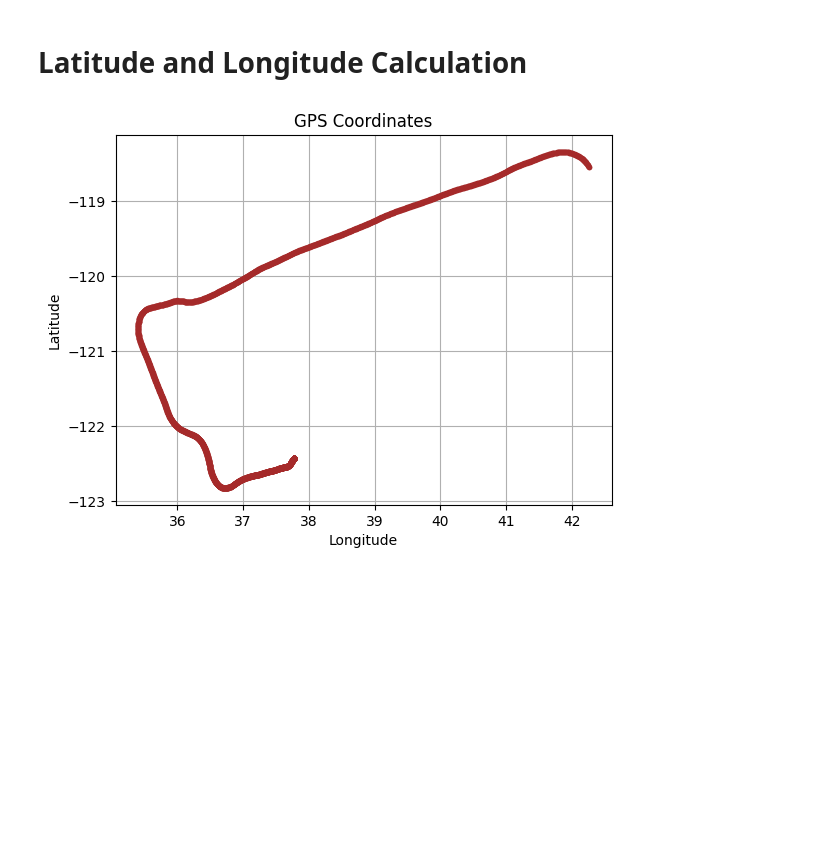
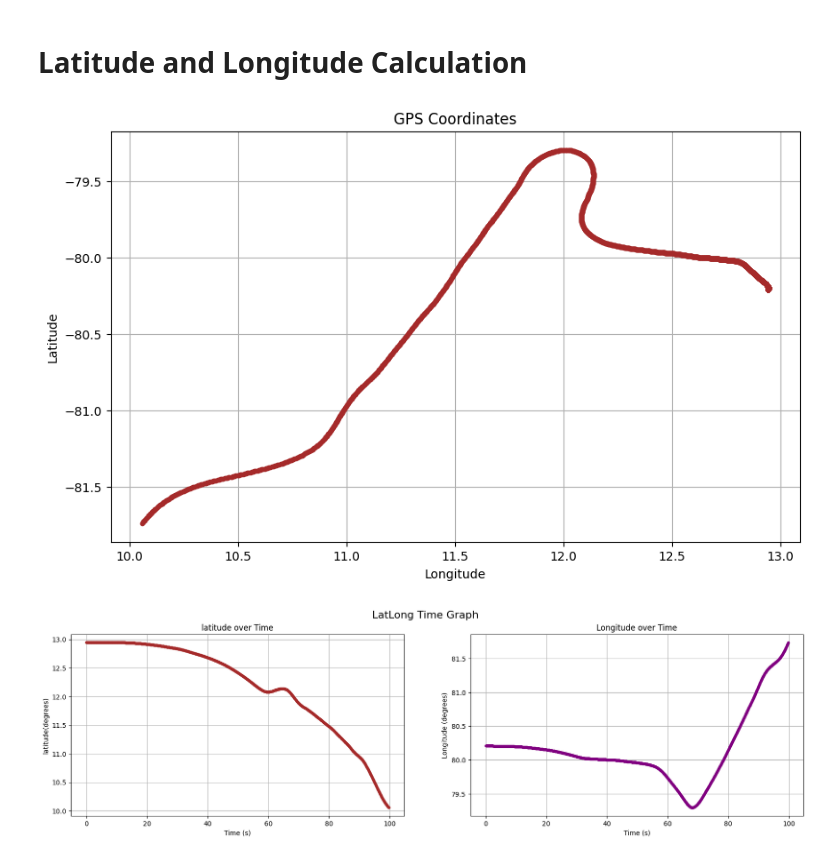
Before and after one commit to KarthickPandianPV/PATH-ESTIMATION, a Jupyter notebook: main.ipynb, the cells around one changed output. Cells and saved outputs as stored; diff of their text form; code cells hidden in the pictures; blank space fills up the shorter version.

Commit message:
imported round data

```diff
--- a/main.ipynb
+++ b/main.ipynb
@@ -9,7 +9,7 @@ import numpy as np
 import matplotlib.pyplot as plt
 import math
 
-df = pd.read_csv('data5.csv')
+df = pd.read_csv('round1.csv')
 # print(df.to_string())
 df = df.dropna()
 # print(df.to_string())
@@ -68,8 +68,8 @@ df['ax_ema'] = df['ax_bias'].copy()  # Make a copy of dc bias removed ax
 
 # Apply EMA filter
 for i in range(1, len(df)):
-    df.loc[i, 'ay_ema'] = df.loc[i - 1, 'ay_ema'] * 0.9 + df.loc[i, 'ay_bias'] * 0.1
-    df.loc[i, 'ax_ema'] = df.loc[i - 1, 'ax_ema'] * 0.9 + df.loc[i, 'ax_bias'] * 0.1
+    df.loc[i, 'ay_ema'] = df.loc[i - 1, 'ay_ema'] * 0.8 + df.loc[i, 'ay_bias'] * 0.2
+    df.loc[i, 'ax_ema'] = df.loc[i - 1, 'ax_ema'] * 0.8 + df.loc[i, 'ax_bias'] * 0.2
 
 fig, (ax1, ax2) = plt.subplots(1, 2, figsize=(20, 5), sharey=True)
 fig.suptitle('EMA Filtered Data', fontsize=16)
@@ -201,8 +201,8 @@ import pandas as pd
 import matplotlib.pyplot as plt
 
 # Assuming df, initial_lat, initial_lon are already defined
-initial_lat = 37.7749
-initial_lon = -122.4194
+initial_lat = 12.944
+initial_lon = 80.2086
 
 # Set initial coordinates
 df.loc[0, 'lat'] = initial_lat
@@ -215,32 +215,49 @@ def convert_distance_to_coordinates(lat1, lon1, distance, heading):
     lon1_rad = np.radians(lon1)
     heading_rad = np.radians(heading)
 
     # Convert distance to radians
     delta = distance / 6371000  # Earth's radius in meters
 
     # Calculate final latitude and longitude
     lat2_rad = np.arcsin(np.sin(lat1_rad) * np.cos(delta) + np.cos(lat1_rad) * np.sin(delta) * np.cos(heading_rad))
     lon2_rad = lon1_rad + np.arctan2(np.sin(heading_rad) * np.sin(delta) * np.cos(lat1_rad),
                                       np.cos(delta) - np.sin(lat1_rad) * np.sin(lat2_rad))
 
     # Convert radians back to degrees
     lat2 = np.degrees(lat2_rad)
     lon2 = np.degrees(lon2_rad)
 
     return lat2, lon2
 
 # Loop to calculate and update coordinates
 for i in range(1, len(df)):
     lat, lon = convert_distance_to_coordinates(df.loc[i - 1, 'lat'], df.loc[i - 1, 'lon'], df.loc[i, 'distance'], df.loc[i, 'yaw'])
     df.loc[i, 'lat'] = lat
     df.loc[i, 'lon'] = lon
 
 # Plotting the path
-plt.plot(df['lat'], df['lon'], marker='o', linestyle='-', color='brown', markersize=3)
+plt.figure(figsize=(10, 6))
+plt.plot(df['lat'] , df['lon']*-1, marker='o', linestyle='-', color='brown', markersize=3)
 plt.title('GPS Coordinates')
 plt.xlabel('Longitude')
 plt.ylabel('Latitude')
 plt.grid(True)
+# plt.xlim(df['time'].min(), df['time'].max() * 0.1)  # Scale up x-axis by 10%
 plt.show()
+
+fig, (ax1, ax2) = plt.subplots(1, 2, figsize=(20, 5))
+fig.suptitle('LatLong Time Graph', fontsize=16)
+ax1.plot(df['time'], df['lat'], marker='o', linestyle='-', color='brown', markersize=3)
+ax1.set_title('latitude over Time')
+ax1.set_xlabel('Time (s)')
+ax1.set_ylabel('latitude(degrees)')
+ax1.grid(True)
+
+ax2.plot(df['time'], df['lon'], marker='o', linestyle='-', color='purple', markersize=3)
+ax2.set_title('Longitude over Time')
+ax2.set_xlabel('Time (s)')
+ax2.set_ylabel('Longitude (degrees)')
+ax2.grid(True)
 # %% [output]
-[figure, old version]
+[figure, new version]
+[figure, added]
```
Also changed, not shown: parts of 7 cells of this notebook, 1 other file.
